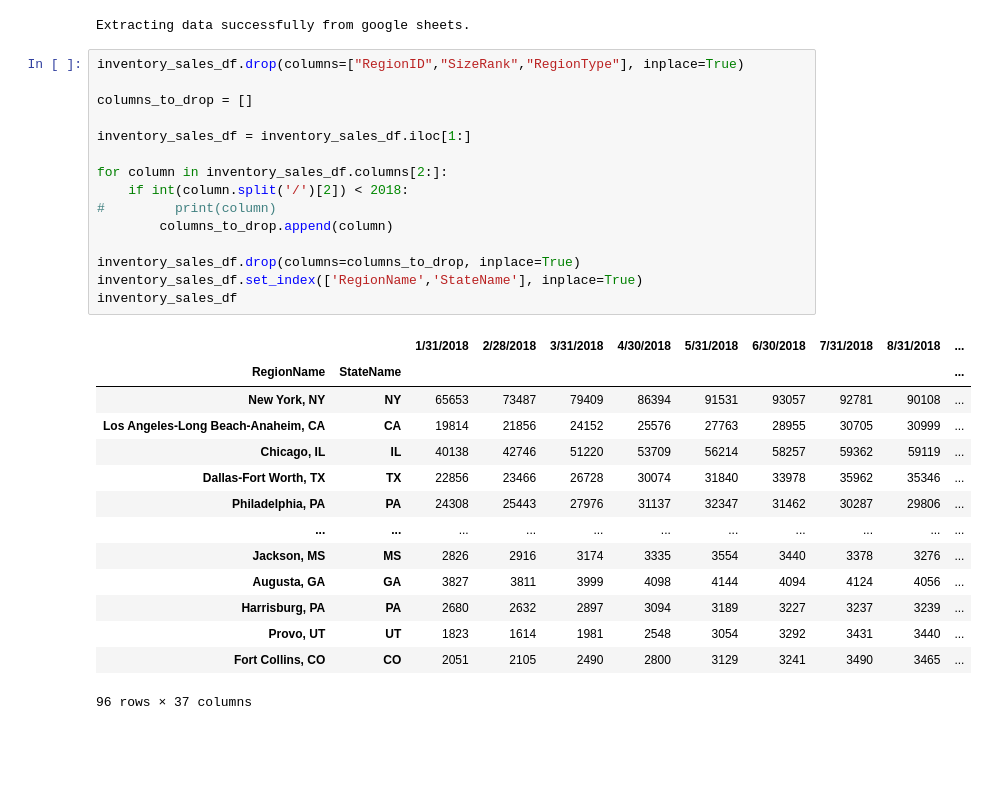
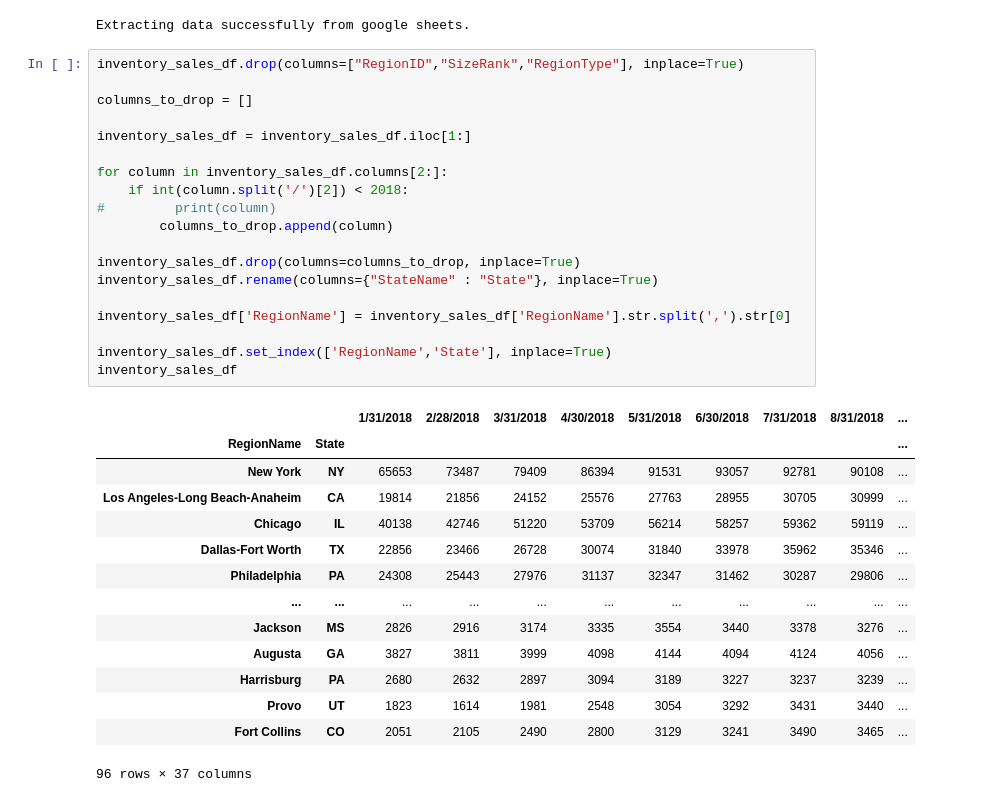
Before and after one commit to pratixashah/ETL-on-Zillow, a Jupyter notebook: ETL_Zillow_Data.ipynb, the cells around one changed output. Cells and saved outputs as stored; diff of their text form; blank space fills up the shorter version.

Commit message:
Transform Inventory data into dataframe with correct format

```diff
--- a/ETL_Zillow_Data.ipynb
+++ b/ETL_Zillow_Data.ipynb
@@ -269,32 +269,36 @@ Extracting data successfully from google sheets.
 # %%
 inventory_sales_df.drop(columns=["RegionID","SizeRank","RegionType"], inplace=True)
 
 columns_to_drop = []
 
 inventory_sales_df = inventory_sales_df.iloc[1:]
 
 for column in inventory_sales_df.columns[2:]:
     if int(column.split('/')[2]) < 2018:
 #         print(column)
         columns_to_drop.append(column)
 
 inventory_sales_df.drop(columns=columns_to_drop, inplace=True)
-inventory_sales_df.set_index(['RegionName','StateName'], inplace=True)
+inventory_sales_df.rename(columns={"StateName" : "State"}, inplace=True)
+
+inventory_sales_df['RegionName'] = inventory_sales_df['RegionName'].str.split(',').str[0]
+
+inventory_sales_df.set_index(['RegionName','State'], inplace=True)
 inventory_sales_df
 # %% [output]
 |  |  | 1/31/2018 | 2/28/2018 | 3/31/2018 | 4/30/2018 | 5/31/2018 | 6/30/2018 | 7/31/2018 | 8/31/2018 | ... |
-| RegionName | StateName |  |  |  |  |  |  |  |  | ... |
-| New York, NY | NY | 65653 | 73487 | 79409 | 86394 | 91531 | 93057 | 92781 | 90108 | ... |
-| Los Angeles-Long Beach-Anaheim, CA | CA | 19814 | 21856 | 24152 | 25576 | 27763 | 28955 | 30705 | 30999 | ... |
-| Chicago, IL | IL | 40138 | 42746 | 51220 | 53709 | 56214 | 58257 | 59362 | 59119 | ... |
-| Dallas-Fort Worth, TX | TX | 22856 | 23466 | 26728 | 30074 | 31840 | 33978 | 35962 | 35346 | ... |
-| Philadelphia, PA | PA | 24308 | 25443 | 27976 | 31137 | 32347 | 31462 | 30287 | 29806 | ... |
+| RegionName | State |  |  |  |  |  |  |  |  | ... |
+| New York | NY | 65653 | 73487 | 79409 | 86394 | 91531 | 93057 | 92781 | 90108 | ... |
+| Los Angeles-Long Beach-Anaheim | CA | 19814 | 21856 | 24152 | 25576 | 27763 | 28955 | 30705 | 30999 | ... |
+| Chicago | IL | 40138 | 42746 | 51220 | 53709 | 56214 | 58257 | 59362 | 59119 | ... |
+| Dallas-Fort Worth | TX | 22856 | 23466 | 26728 | 30074 | 31840 | 33978 | 35962 | 35346 | ... |
+| Philadelphia | PA | 24308 | 25443 | 27976 | 31137 | 32347 | 31462 | 30287 | 29806 | ... |
 | ... | ... | ... | ... | ... | ... | ... | ... | ... | ... | ... |
-| Jackson, MS | MS | 2826 | 2916 | 3174 | 3335 | 3554 | 3440 | 3378 | 3276 | ... |
-| Augusta, GA | GA | 3827 | 3811 | 3999 | 4098 | 4144 | 4094 | 4124 | 4056 | ... |
-| Harrisburg, PA | PA | 2680 | 2632 | 2897 | 3094 | 3189 | 3227 | 3237 | 3239 | ... |
-| Provo, UT | UT | 1823 | 1614 | 1981 | 2548 | 3054 | 3292 | 3431 | 3440 | ... |
-| Fort Collins, CO | CO | 2051 | 2105 | 2490 | 2800 | 3129 | 3241 | 3490 | 3465 | ... |
+| Jackson | MS | 2826 | 2916 | 3174 | 3335 | 3554 | 3440 | 3378 | 3276 | ... |
+| Augusta | GA | 3827 | 3811 | 3999 | 4098 | 4144 | 4094 | 4124 | 4056 | ... |
+| Harrisburg | PA | 2680 | 2632 | 2897 | 3094 | 3189 | 3227 | 3237 | 3239 | ... |
+| Provo | UT | 1823 | 1614 | 1981 | 2548 | 3054 | 3292 | 3431 | 3440 | ... |
+| Fort Collins | CO | 2051 | 2105 | 2490 | 2800 | 3129 | 3241 | 3490 | 3465 | ... |
 96 rows × 37 columns
 # %%
 inventory_pending_df.drop(columns=["RegionID","SizeRank","RegionType"], inplace=True)
```
Also changed, not shown: parts of 3 cells of this notebook.
